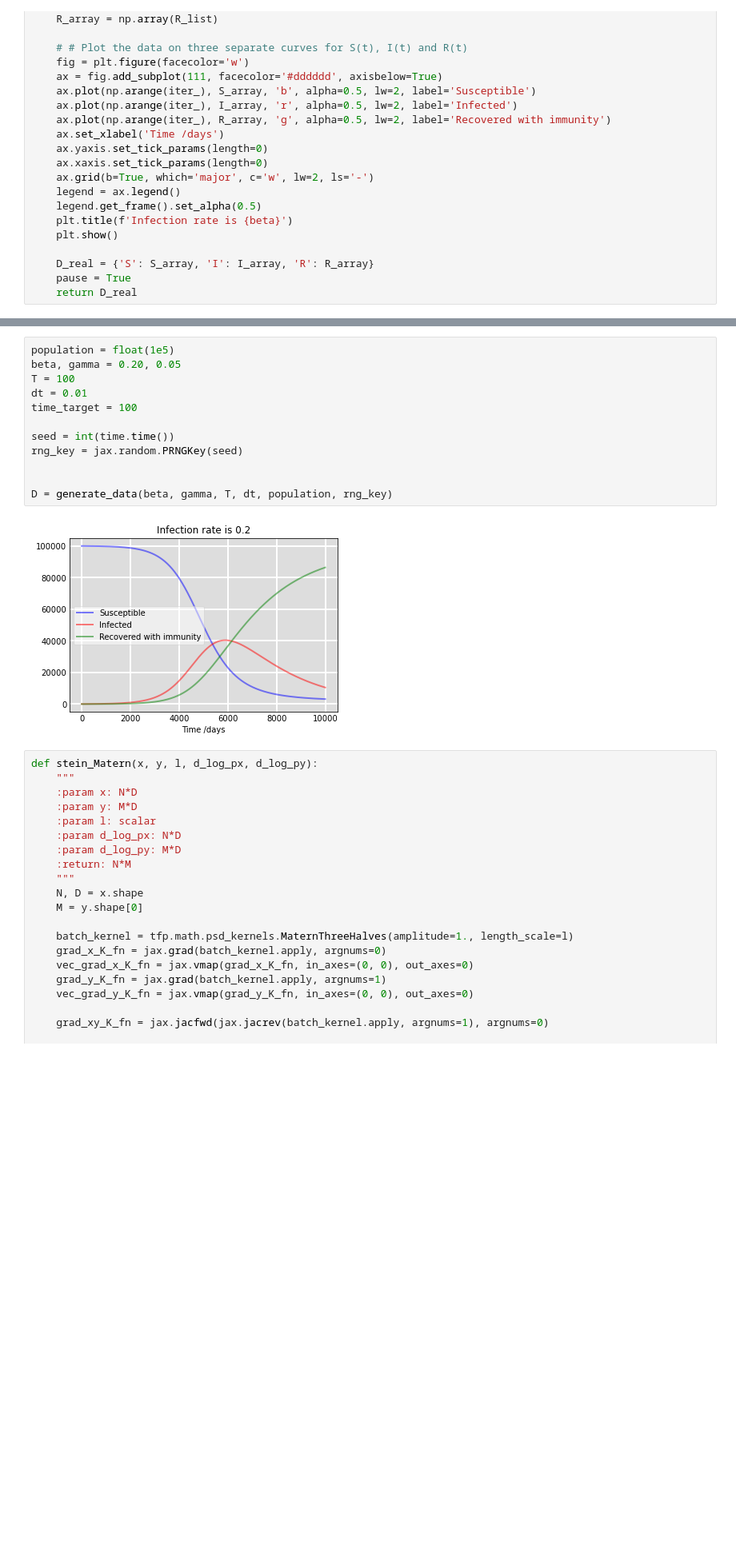
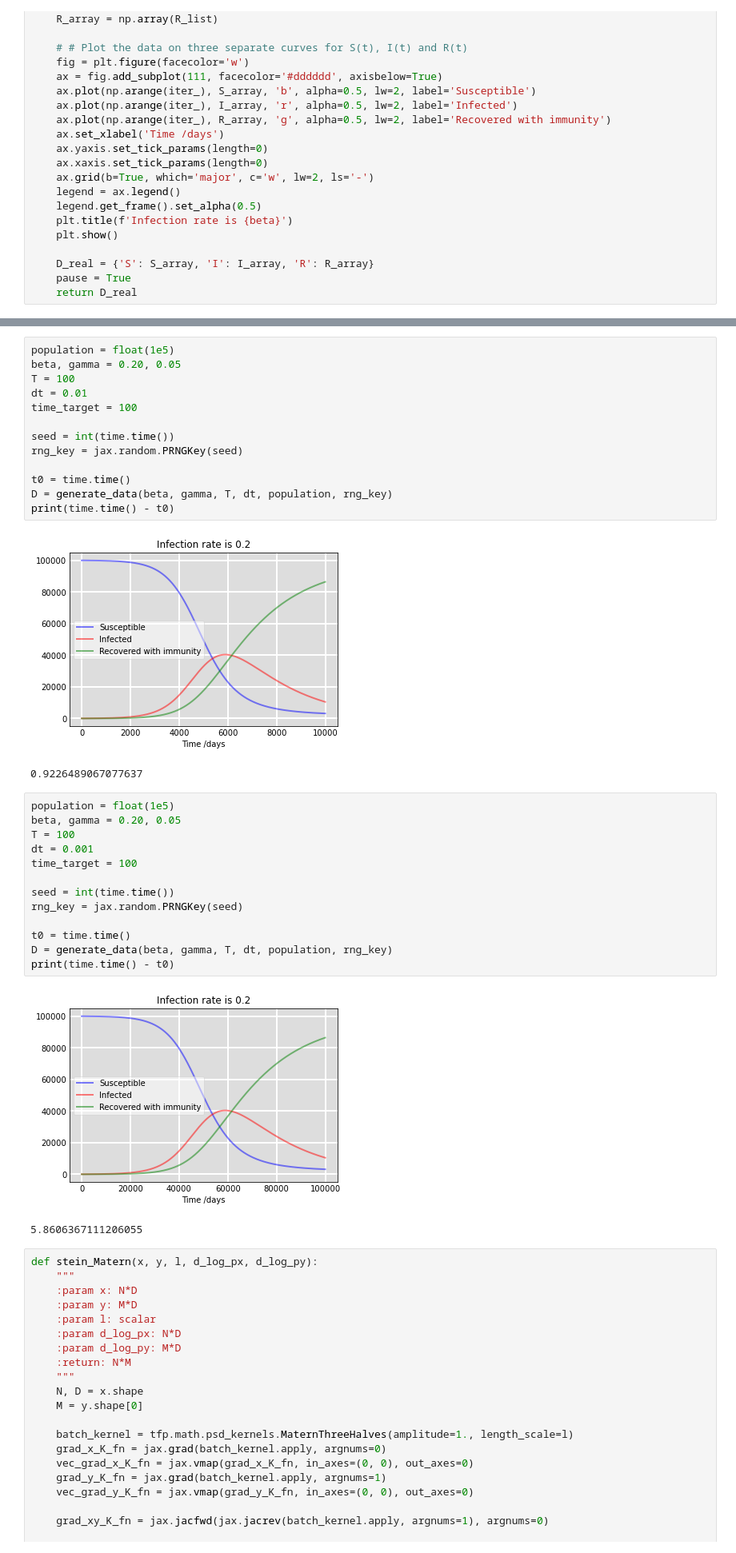
Before and after one commit to hudsonchen/conditional_bayesian_quadrature, a Jupyter notebook: notebooks/SIR.ipynb, the cells around one changed output, grey strips where cells are left out. Shown at 80% size. Saved outputs shown, nothing was run; the diff lists cells and outputs as text; blank space fills up the shorter version.

```diff
--- a/notebooks/SIR.ipynb
+++ b/notebooks/SIR.ipynb
@@ -101,10 +103,28 @@ time_target = 100
 seed = int(time.time())
 rng_key = jax.random.PRNGKey(seed)
 
-
+t0 = time.time()
 D = generate_data(beta, gamma, T, dt, population, rng_key)
+print(time.time() - t0)
 # %% [output]
 [figure]
+0.9226489067077637
+# %%
+population = float(1e5)
+beta, gamma = 0.20, 0.05
+T = 100
+dt = 0.001
+time_target = 100
+
+seed = int(time.time())
+rng_key = jax.random.PRNGKey(seed)
+
+t0 = time.time()
+D = generate_data(beta, gamma, T, dt, population, rng_key)
+print(time.time() - t0)
+# %% [output]
+[figure, added]
+5.8606367111206055
 # %%
 def stein_Matern(x, y, l, d_log_px, d_log_py):
     """
```
Also changed, not shown: parts of 1 cell of this notebook, 3 other files.
